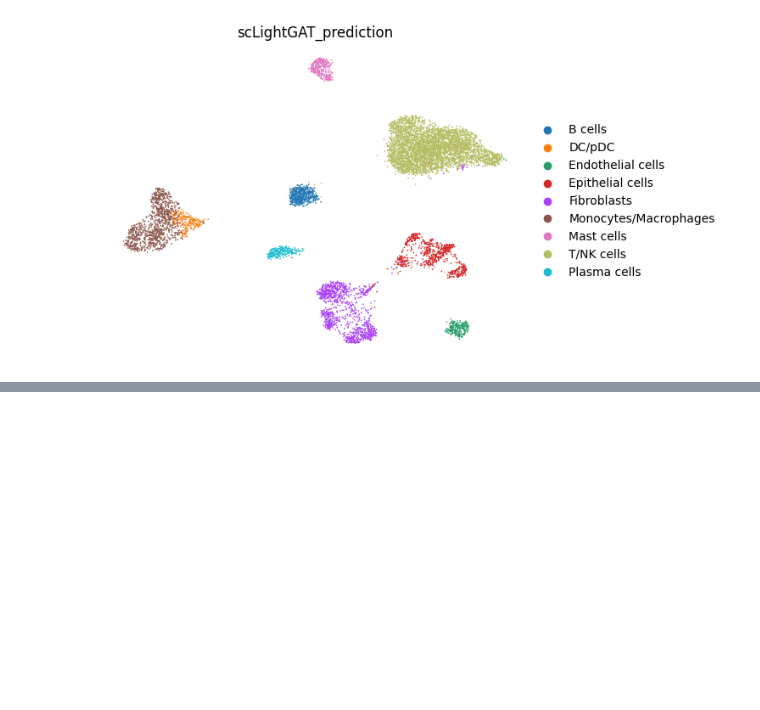
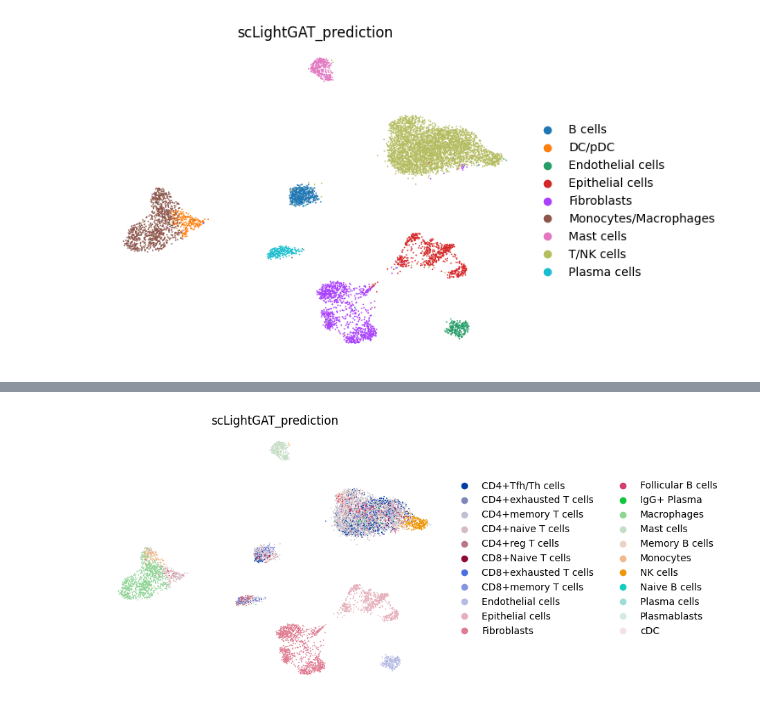
Before and after one commit to chenh2lab/scLightGAT, a Jupyter notebook: notebooks/example_usage.ipynb, the cells around one changed output, grey strips where cells are left out. Saved outputs shown, nothing was run; the diff lists cells and outputs as text; code cells hidden in the pictures; blank space fills up the shorter version.

```diff
--- a/notebooks/example_usage.ipynb
+++ b/notebooks/example_usage.ipynb
@@ -180,0 +279,4 @@ WARNING: saving figure to file umap.pdf
+# %%
+adata = sc.read_h5ad("/home/dslab_cth/scLightGAT/results/GSE153935/adata_with_predictions.h5ad")
+sc.pl.umap(adata,color=['subtype_pred_final'],title=['scLightGAT_prediction'],frameon = False, legend_loc = 'right margin',save=True,size =6)
+# %% [output]
@@ -180,0 +284 @@ WARNING: saving figure to file umap.pdf
+[figure, added]
```
Also changed, not shown: parts of 7 cells of this notebook, 2 other files.
